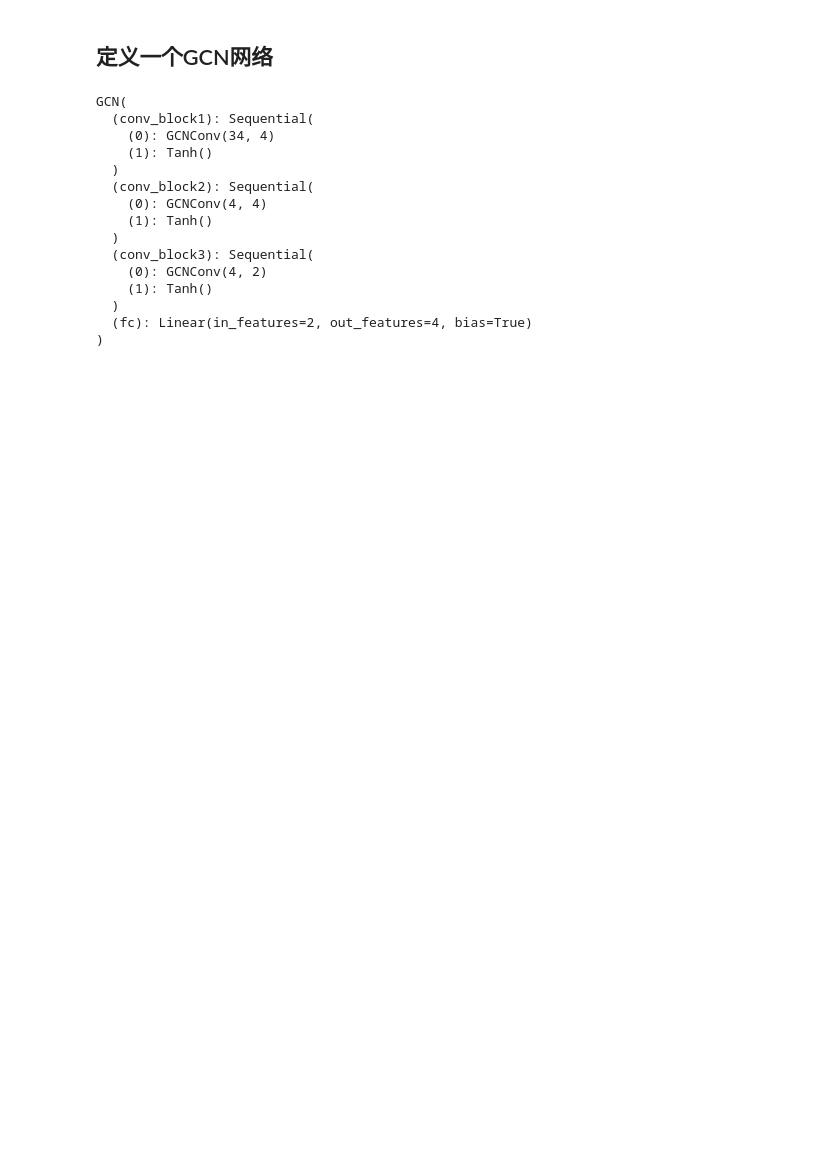
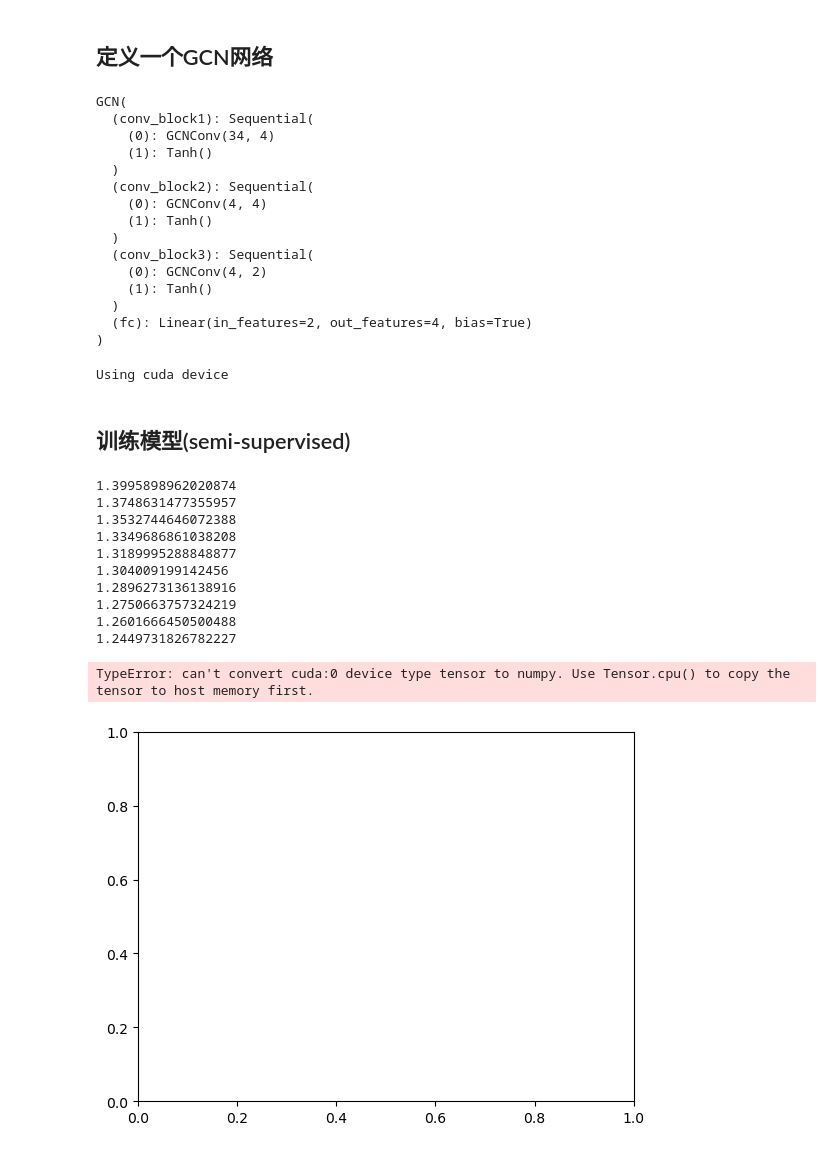
Before and after one commit to CeHouGIS/torch_geometric_trial, a Jupyter notebook: pyg_test.ipynb, the cells around one changed output. Cells and saved outputs as stored; diff of their text form; code cells hidden in the pictures; blank space fills up the shorter version.

```diff
--- a/pyg_test.ipynb
+++ b/pyg_test.ipynb
@@ -112,3 +114,54 @@ GCN(
   )
   (fc): Linear(in_features=2, out_features=4, bias=True)
 )
+# %%
+device = "cuda" if torch.cuda.is_available() else "mps" if torch.backends.mps.is_available() else "cpu"
+print(f"Using {device} device")
+# %% [output]
+Using cuda device
+# %% [markdown]
+## 训练模型(semi-supervised)
+# %%
+# device = 'cpu'
+model = GCN(dataset.num_features,dataset.num_classes).to(device)
+
+def plot_embeding(h, labels, epochs=None,loss=None):
+    plt.scatter(h[:,0],h[:,1],c=labels)
+    if (epoch is not None) and (loss is not None):
+        plt.title(f'epoch={epoch}, loss={loss.item():.4f}')
+
+    plt.show()
+
+
+def train(data, lr=1e-2):
+    criterion = nn.CrossEntropyLoss()
+    optimizer = torch.optim.Adam(model.parameters(),lr=lr)
+
+    optimizer.zero_grad()
+    # input = (data.x,data.edge_index)
+
+    data = data.to(device)
+    outputs, h = model((data.x , data.edge_index)) # need to use a tuple structure
+    loss = criterion(outputs[data.train_mask], data.y[data.train_mask]) # semi-supervised
+    loss.backward()
+    optimizer.step()
+    return loss, h
+
+for epoch in range(20):
+    loss, h = train(data=data)
+    print(loss.item())
+    if (epoch + 1) % 10 == 0:
+        plot_embeding(h,data.y,epochs=epoch,loss=loss)
+# %% [output]
+1.3995898962020874
+1.3748631477355957
+1.3532744646072388
+1.3349686861038208
+1.3189995288848877
+1.304009199142456
+1.2896273136138916
+1.2750663757324219
+1.2601666450500488
+1.2449731826782227
+TypeError: can't convert cuda:0 device type tensor to numpy. Use Tensor.cpu() to copy the tensor to host memory first.
+[figure, added]
```
Also changed, not shown: parts of 2 cells of this notebook.
